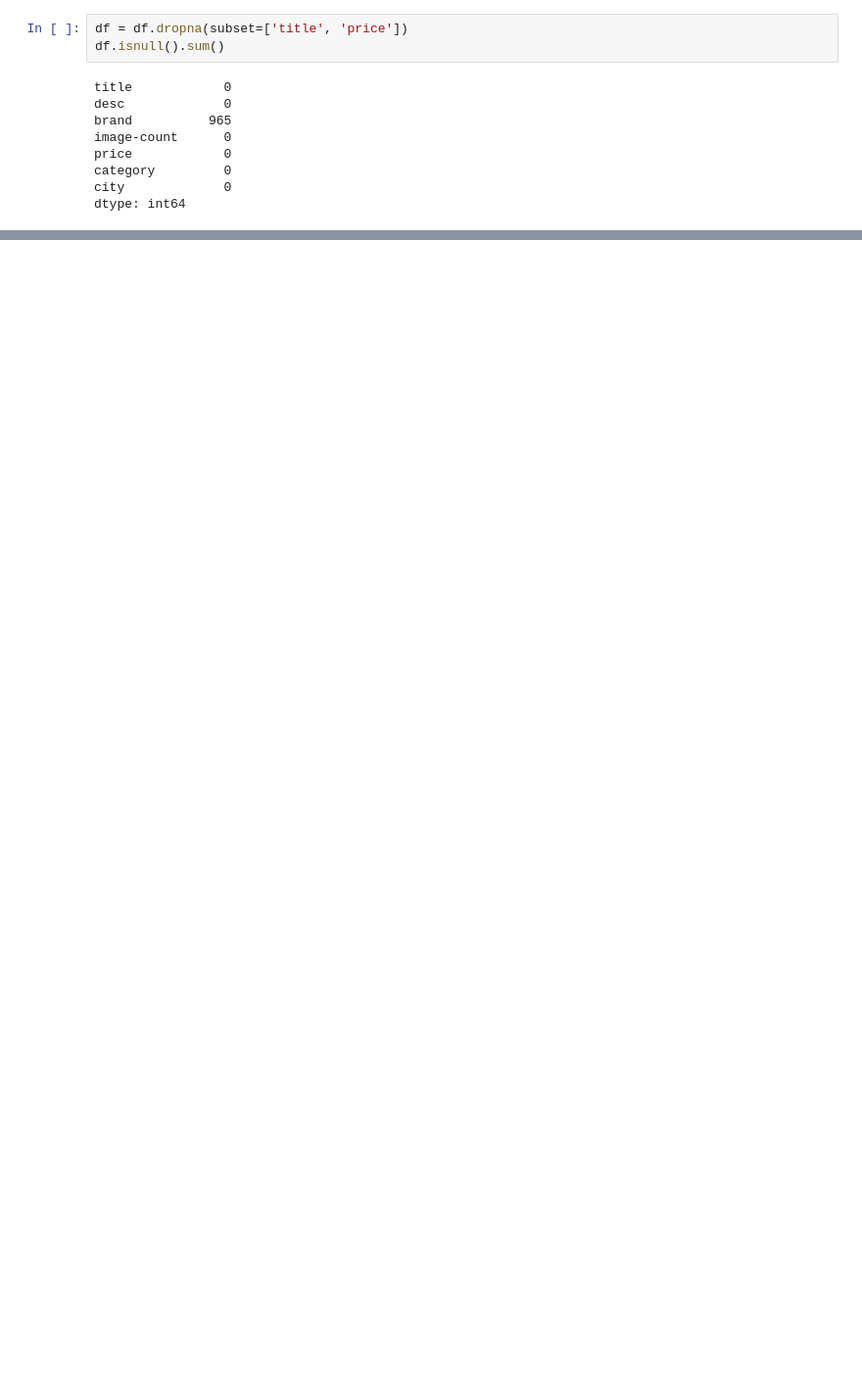
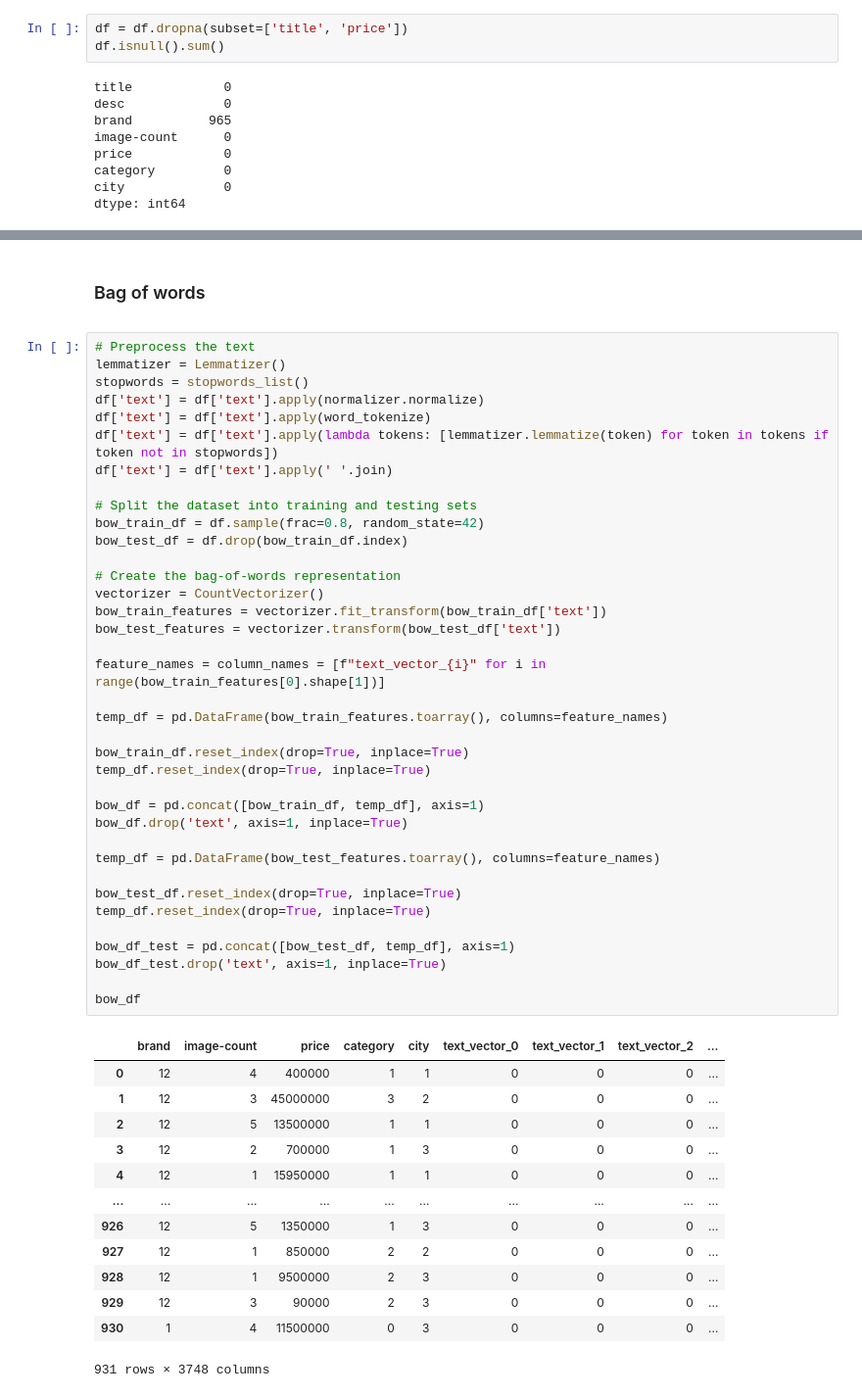
Before and after one commit to Ehyaee/MLSD_HW1, a Jupyter notebook: MLSD_HW1.ipynb, the cells around one changed output, grey strips where cells are left out. Shown at 98% size. Drawn from its saved outputs; the diff is of its cells as text; blank space fills up the shorter version.

```diff
--- a/MLSD_HW1.ipynb
+++ b/MLSD_HW1.ipynb
@@ -281,0 +458,55 @@ df['desc'] = df['desc'].apply(lambda x: remove_unicode(x))
+# %% [markdown]
+<div dir="rtl">
+    <h3 dir="rtl" style="padding-bottom: 20px">Bag of words</h3>
+</div>
+# %%
+# Preprocess the text
+lemmatizer = Lemmatizer()
+stopwords = stopwords_list()
+df['text'] = df['text'].apply(normalizer.normalize)
+df['text'] = df['text'].apply(word_tokenize)
+df['text'] = df['text'].apply(lambda tokens: [lemmatizer.lemmatize(token) for token in tokens if token not in stopwords])
+df['text'] = df['text'].apply(' '.join)
+
+# Split the dataset into training and testing sets
+bow_train_df = df.sample(frac=0.8, random_state=42)
+bow_test_df = df.drop(bow_train_df.index)
+
+# Create the bag-of-words representation
+vectorizer = CountVectorizer()
+bow_train_features = vectorizer.fit_transform(bow_train_df['text'])
+bow_test_features = vectorizer.transform(bow_test_df['text'])
+
+feature_names = column_names = [f"text_vector_{i}" for i in range(bow_train_features[0].shape[1])]
+
+temp_df = pd.DataFrame(bow_train_features.toarray(), columns=feature_names)
+
+bow_train_df.reset_index(drop=True, inplace=True)
+temp_df.reset_index(drop=True, inplace=True)
+
+bow_df = pd.concat([bow_train_df, temp_df], axis=1)
+bow_df.drop('text', axis=1, inplace=True)
+
+temp_df = pd.DataFrame(bow_test_features.toarray(), columns=feature_names)
+
+bow_test_df.reset_index(drop=True, inplace=True)
+temp_df.reset_index(drop=True, inplace=True)
+
+bow_df_test = pd.concat([bow_test_df, temp_df], axis=1)
+bow_df_test.drop('text', axis=1, inplace=True)
+
+bow_df
+# %% [output]
+|  | brand | image-count | price | category | city | text_vector_0 | text_vector_1 | text_vector_2 | ... |
+| 0 | 12 | 4 | 400000 | 1 | 1 | 0 | 0 | 0 | ... |
+| 1 | 12 | 3 | 45000000 | 3 | 2 | 0 | 0 | 0 | ... |
+| 2 | 12 | 5 | 13500000 | 1 | 1 | 0 | 0 | 0 | ... |
+| 3 | 12 | 2 | 700000 | 1 | 3 | 0 | 0 | 0 | ... |
+| 4 | 12 | 1 | 15950000 | 1 | 1 | 0 | 0 | 0 | ... |
+| ... | ... | ... | ... | ... | ... | ... | ... | ... | ... |
+| 926 | 12 | 5 | 1350000 | 1 | 3 | 0 | 0 | 0 | ... |
+| 927 | 12 | 1 | 850000 | 2 | 2 | 0 | 0 | 0 | ... |
+| 928 | 12 | 1 | 9500000 | 2 | 3 | 0 | 0 | 0 | ... |
+| 929 | 12 | 3 | 90000 | 2 | 3 | 0 | 0 | 0 | ... |
+| 930 | 1 | 4 | 11500000 | 0 | 3 | 0 | 0 | 0 | ... |
+931 rows × 3748 columns
```
Also changed, not shown: parts of 42 cells of this notebook.
